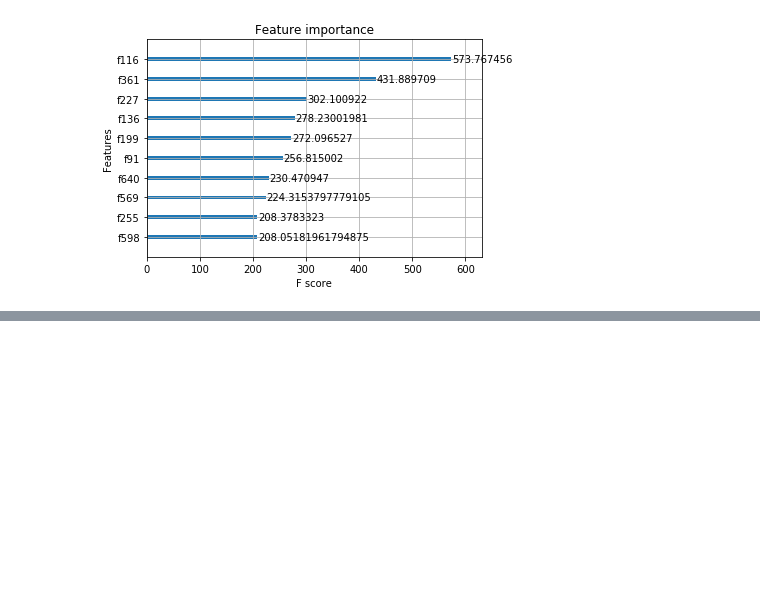
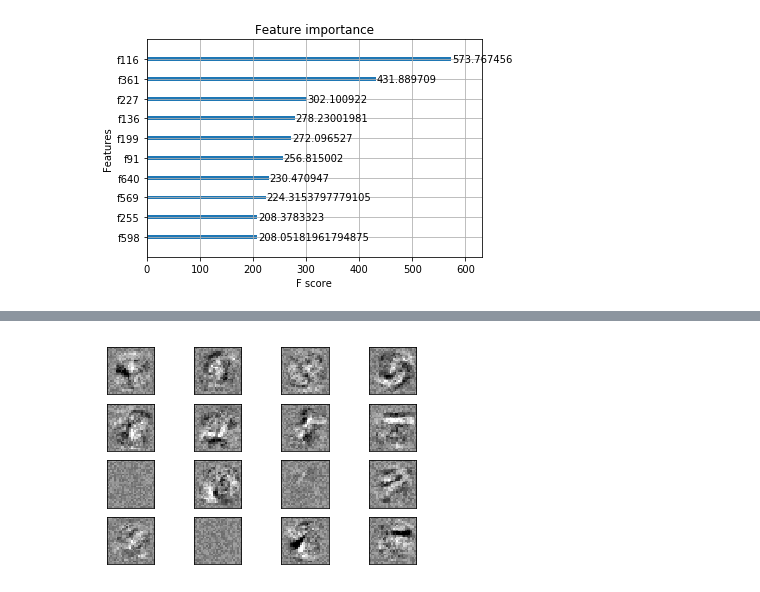
Before and after one commit to ffflora/mnist-project, a Jupyter notebook: mnist.ipynb, the cells around one changed output, grey strips where cells are left out. Saved outputs shown, nothing was run; the diff lists cells and outputs as text; code cells hidden in the pictures; blank space fills up the shorter version.

```diff
--- a/mnist.ipynb
+++ b/mnist.ipynb
@@ -14,11 +15,12 @@ from sklearn.metrics import accuracy_score
 # for faster convergence
 train_samples = 5000
 
-data= pd.read_csv('mnist-project/mnist_784.csv')
+data= pd.read_csv('mnist_784.csv')
 random_state = check_random_state(0)
 # %%
 y = data['class']
 X = data.iloc[:,:-1]
+X = X/255
 y.head()
 # %% [output]
 0    5
@@ -145,3 +147,14 @@ xgb.plot_importance(bst,max_num_features=10,importance_type='cover')
 # %% [output]
 <matplotlib.axes._subplots.AxesSubplot at 0x...>
 [figure]
+# %%
+# rescale the data, use the traditional train/test split
+X_train, X_test = X[:60000], X[60000:]
+y_train, y_test = y[:60000], y[60000:]
+# %%
+mlp = MLPClassifier(hidden_layer_sizes=(50,), max_iter=10, alpha=1e-4,
+                    solver='sgd', verbose=10, tol=1e-4, random_state=1,
+                    learning_rate_init=.1)
+mlp.fit(X_train, y_train)
+print("Training set score: %f" % mlp.score(X_train, y_train))
+print("Test set score: %f" % mlp.score(X_test, y_test))
@@ -147,0 +174,13 @@ xgb.plot_importance(bst,max_num_features=10,importance_type='cover')
+# %%
+fig, axes = plt.subplots(4, 4)
+# use global min / max to ensure all weights are shown on the same scale
+vmin, vmax = mlp.coefs_[0].min(), mlp.coefs_[0].max()
+for coef, ax in zip(mlp.coefs_[0].T, axes.ravel()):
+    ax.matshow(coef.reshape(28, 28), cmap=plt.cm.gray, vmin=.5 * vmin,
+               vmax=.5 * vmax)
+    ax.set_xticks(())
+    ax.set_yticks(())
+
+plt.show()
+# %% [output]
+[figure, added]
```
Also changed, not shown: parts of 2 cells of this notebook, 2 other files.
